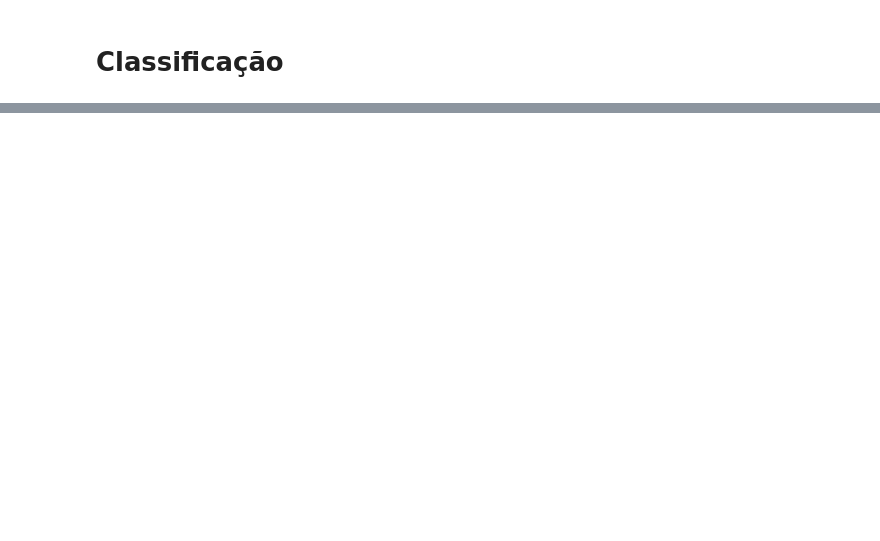
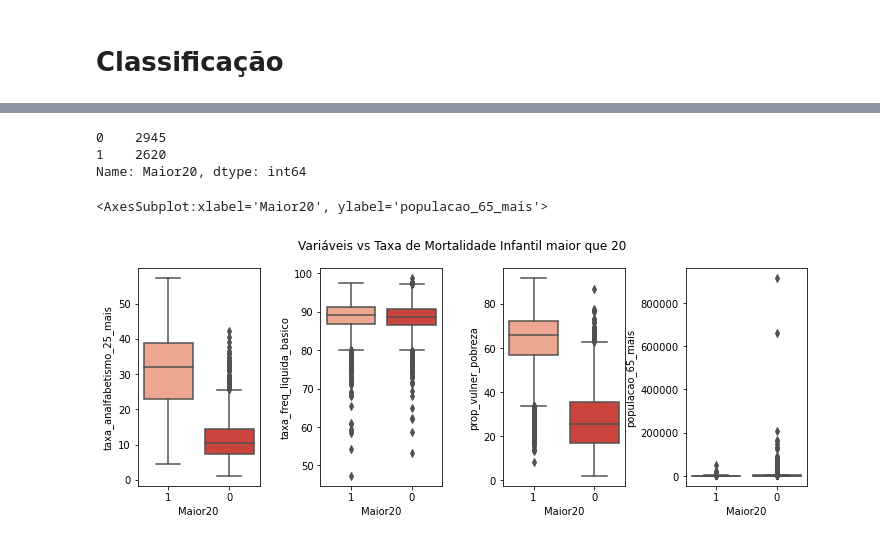
Before and after one commit to GCabral95/Aprendizado_Supervisionado, a Jupyter notebook: KNN_.ipynb, the cells around one changed output, grey strips where cells are left out. Cells and saved outputs as stored; diff of their text form; code cells hidden in the pictures; blank space fills up the shorter version.

```diff
--- a/KNN_.ipynb
+++ b/KNN_.ipynb
@@ -146,0 +188,22 @@ R2: 0.6584966934532894
+# %%
+df['Maior20'] = np.where(df['mortalidade_5'] > 20, 1, 0)
+# %%
+df['Maior20'].value_counts()
+# %% [output]
+0    2945
+1    2620
+Name: Maior20, dtype: int64
+# %%
+df.drop(columns=['ano','mortalidade_5'],inplace = True)
+df.Maior20 = df.Maior20.astype('str')
+# %%
+fig, axs = plt.subplots(1,4, figsize=(12,4))
+plt.subplots_adjust(wspace=0.5,hspace=5)
+fig.suptitle('Variáveis vs Taxa de Mortalidade Infantil maior que 20')
+sns.boxplot(ax = axs[0],x=df["Maior20"], y=df["taxa_analfabetismo_25_mais"], palette="Reds")
+sns.boxplot(ax = axs[1],x=df["Maior20"], y=df["taxa_freq_liquida_basico"], palette="Reds")
+sns.boxplot(ax = axs[2],x=df["Maior20"], y=df["prop_vulner_pobreza"], palette="Reds")
+sns.boxplot(ax = axs[3],x=df["Maior20"], y=df["populacao_65_mais"], palette="Reds")
+# %% [output]
+<AxesSubplot:xlabel='Maior20', ylabel='populacao_65_mais'>
+[figure, added]
```
Also changed, not shown: parts of 39 cells of this notebook.
